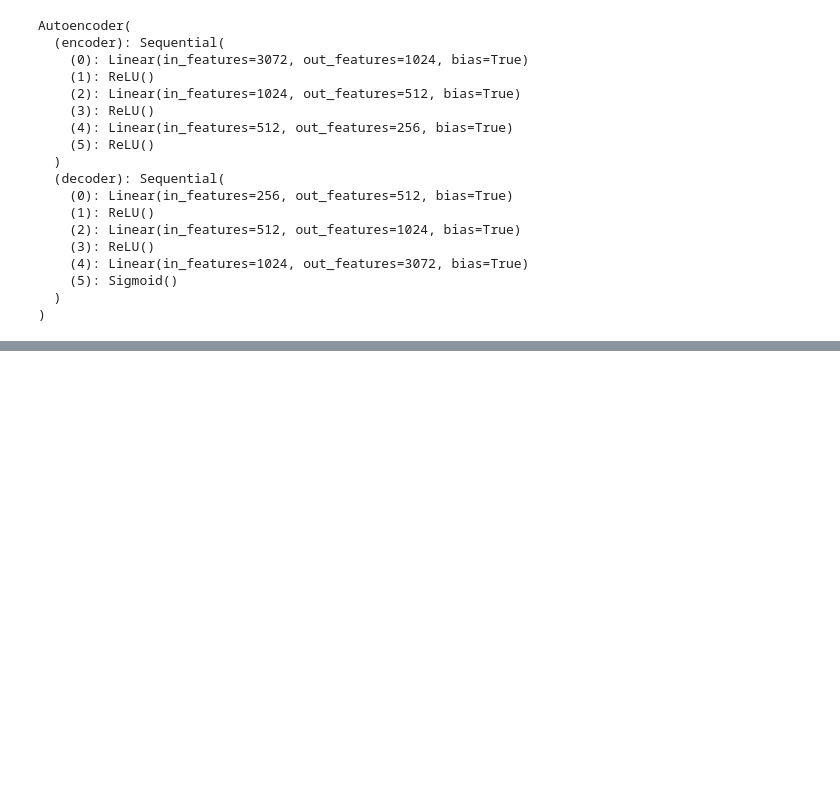
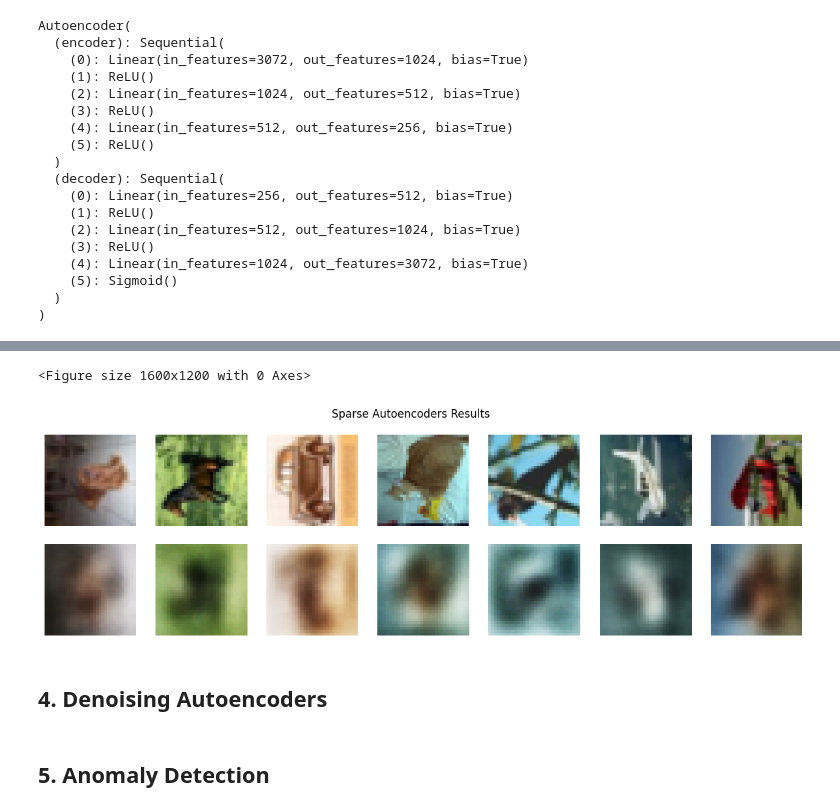
Before and after one commit to JHermosillaD/Autoencoders, a Jupyter notebook: Autoencoder.ipynb, the cells around one changed output, grey strips where cells are left out. Cells and saved outputs as stored; diff of their text form; code cells hidden in the pictures; blank space fills up the shorter version.

```diff
--- a/Autoencoder.ipynb
+++ b/Autoencoder.ipynb
@@ -223,0 +257,27 @@ plt.show()
+# %%
+sparse_criterion = nn.MSELoss()
+sparse_optimizer = torch.optim.Adam(sparse_model.parameters(),
+                                    lr=learning_rate_,
+                                    betas=(0.9, 0.999),
+                                    eps=1e-08,
+                                    weight_decay=0,
+                                    amsgrad=False)
+# %%
+for epoch in range(num_epochs_):
+    sparse_model.train()
+    train_loss = 0.0
+    for images, _ in train_loader:
+        images = images.to(dev)
+        sparse_optimizer.zero_grad()
+        outputs = sparse_model(images)
+        flat_images = images.view(images.size(0), -1)
+        rho_ = torch.mean(sparse_model.latent_).cpu().item()
+        sparse_penalty = beta*kl_div(rho,rho_)
+        loss = sparse_criterion(outputs,flat_images) + sparse_penalty
+        with torch.no_grad():
+          train_loss += loss.item()
+        sparse_optimizer.zero_grad()
+        loss.backward()
+        sparse_optimizer.step()
+    train_loss /= len(train_loader)
+    print(f"Epoch [{epoch+1}/{num_epochs_}], Loss: {train_loss:.4f}")
@@ -223,0 +295,24 @@ plt.show()
+# %%
+with torch.no_grad():
+    for data_b, _ in train_loader:
+        data_b = data_b.to(dev)
+        sparse_recon = sparse_model(data_b)
+        break
+sparse_recon1 = sparse_recon.view(64, 3, 32, 32)
+# %%
+plt.figure(dpi=250)
+fig, ax = plt.subplots(2, 7, figsize=(15, 4))
+fig.suptitle('Sparse Autoencoders Results')
+for i in range(7):
+    ax[0, i].imshow(data_b[i].cpu().numpy().T)
+    ax[1, i].imshow(sparse_recon1[i].cpu().numpy().T)
+    ax[0, i].axis('OFF')
+    ax[1, i].axis('OFF')
+plt.show()
+# %% [output]
+<Figure size 1600x1200 with 0 Axes>
+[figure, added]
+# %% [markdown]
+## 4. Denoising Autoencoders
+# %% [markdown]
+## 5. Anomaly Detection
```
Also changed, not shown: parts of 19 cells of this notebook.
